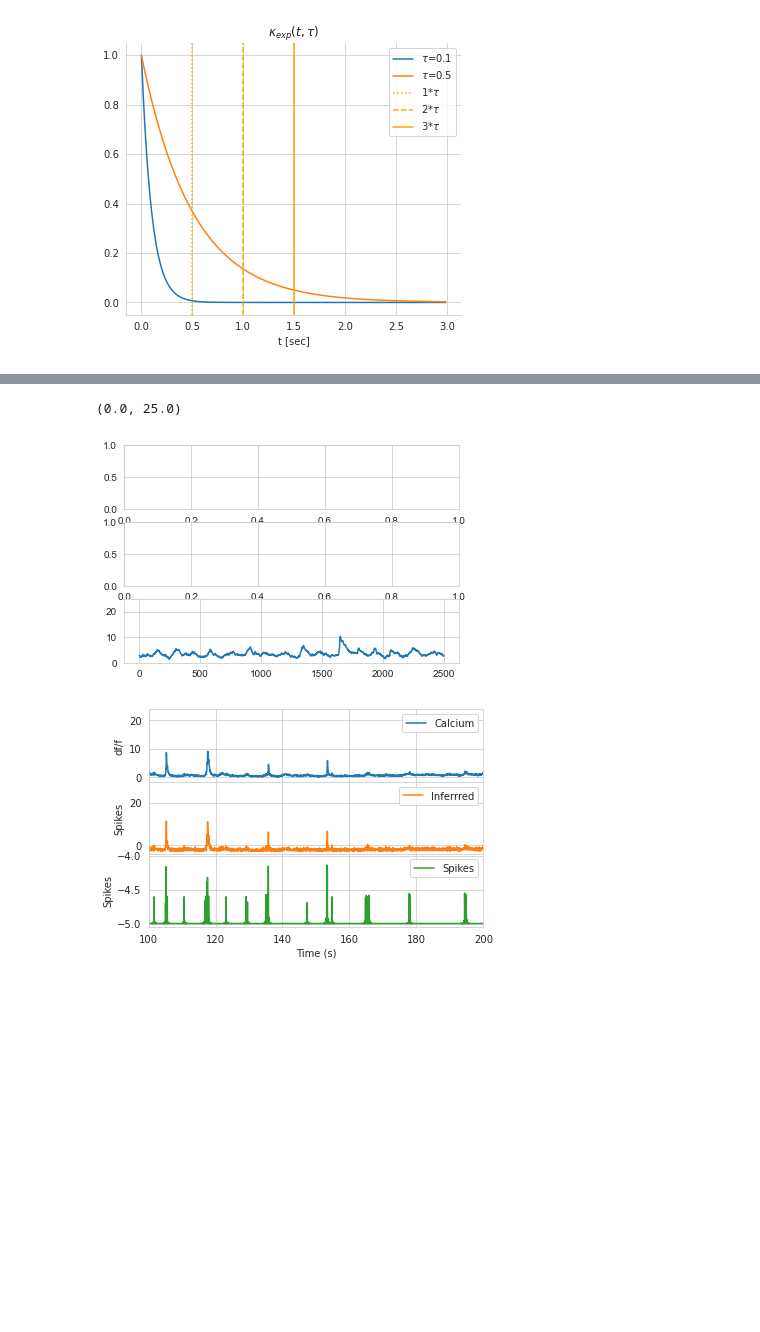
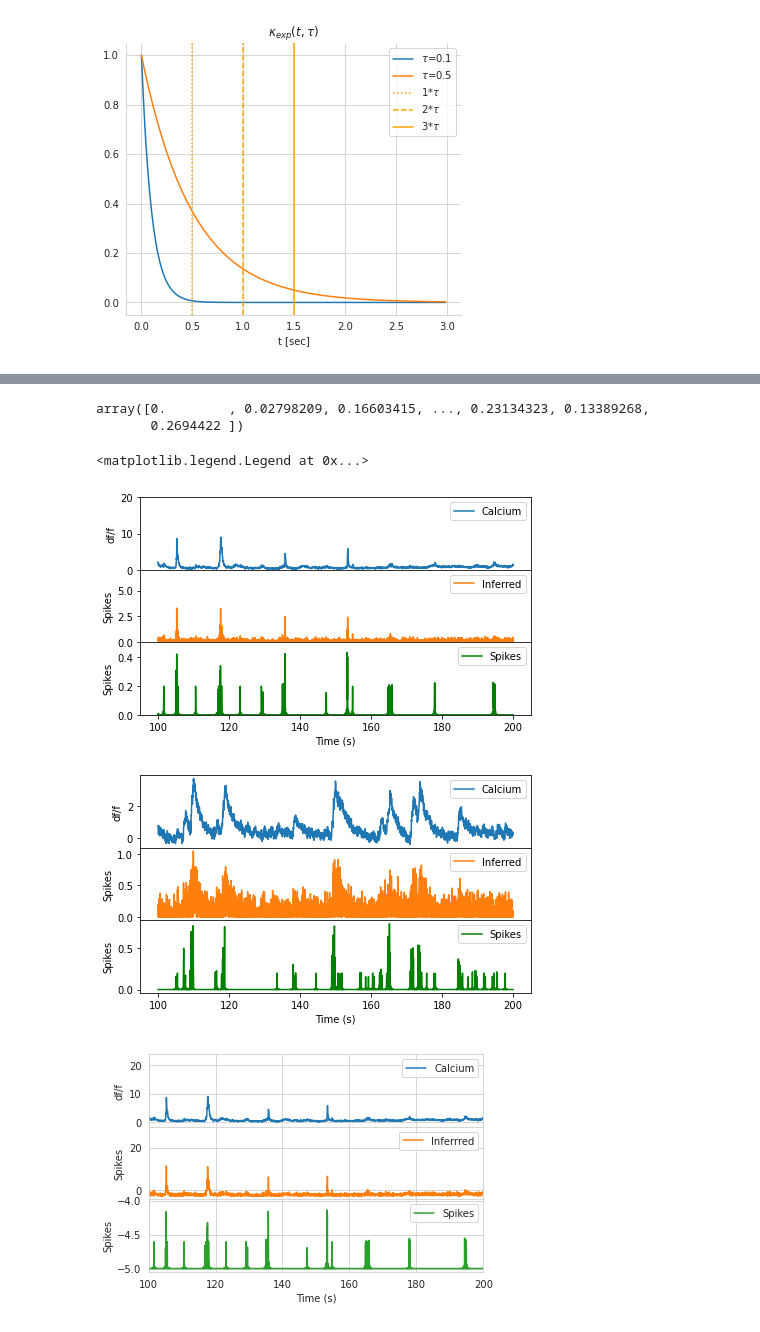
Before and after one commit to mdittschar/NDS, a Jupyter notebook: CodingLab4.ipynb, the cells around one changed output, grey strips where cells are left out. Saved outputs shown, nothing was run; the diff lists cells and outputs as text; code cells hidden in the pictures; blank space fills up the shorter version.

Commit message:
A4 simple deconvolution

```diff
--- a/CodingLab4.ipynb
+++ b/CodingLab4.ipynb
@@ -148,7 +150,7 @@ It is clear from the above plots that the calcium events happen in relationship
 *Grading: 3 pts*
 # %%
 def deconv_ca(ca, tau, dt):
-    '''Compute the BIC for a fitted Mixture of Gaussian model
+    '''Deconvolute a calcium signal with the decay kernel
 
     Parameters
     ----------
@@ -168,14 +170,21 @@ def deconv_ca(ca, tau, dt):
     sp_hat: np.array
     '''
 
-    # insert your code here
+    time = np.arange(start=0,stop=3, step=.05)
+    kernel5 = math.e**(-time/tau)
+
+    #filtparams = filtparams = butter(N=5, Wn = 4.5, fs= 1/dt, btype="lowpass")
+    #ca_low = filtfilt(*filtparams,ca)
+
+    sp_hat,_ = signal.deconvolve(ca, kernel5)
+    sp_hat = np.clip(sp_hat, 0, None)
+
+
 
     # --------------------------------------------
     # apply devonvolution to calcium signal (1 pt)
     # --------------------------------------------
 
-
-
     return sp_hat
 # %%
 plt.figure(figsize=(6,5))
@@ -227,10 +220,61 @@ plt.plot(np.convolve(ogb_calcium[5], kernel5))
-# %%
-plt.subplots(3,1)
-plt.plot((np.convolve(ogb_calcium['4'], kernel5)*0.5)[2500:5000])
-plt.ylim(0,25)
-# %% [output]
-(0.0, 25.0)
-[figure, removed]
+# %%
+ogb_conv = deconv_ca(ogb_calcium[4], kernel5, .04)
+gcamp_conv = deconv_ca(gcamp_calcium[5], kernel5, .04)
+# %%
+ogb_conv
+# %% [output]
+array([0.        , 0.02798209, 0.16603415, ..., 0.23134323, 0.13389268,
+       0.2694422 ])
+# %%
+fig = plt.figure(figsize=(7,4))
+
+time = np.arange(100,200, .04)
+gs = fig.add_gridspec(3,1,hspace=0)
+ax0 = fig.add_subplot(gs[0, 0])
+ax0.plot(time,gcamp_calcium[5][2500:5000], label="Calcium")
+ax0.set_ylabel("df/f")
+ax0.set_ylim(0,20)
+
+ax1 = fig.add_subplot(gs[1, 0])
+ax1.plot(time,gcamp_conv[2500:5000], color='#ff7f0e', label="Inferred")
+ax1.set_ylabel("Spikes")
+ax1.set_ylim(0,7)
+
+ax2 = fig.add_subplot(gs[2, 0])
+ax2.plot(time,gcamp_spikes[5][2500:5000], color="green", label="Spikes")
+ax2.set_ylabel("Spikes")
+ax2.set_ylim(0,.5)
+
+ax2.set_xlabel("Time (s)")
+ax0.legend()
+ax1.legend()
+ax2.legend()
+
+fig = plt.figure(figsize=(7,4))
+
+gs = fig.add_gridspec(3,1,hspace=0)
+
+ax0 = fig.add_subplot(gs[0, 0])
+ax0.plot(time,ogb_calcium[4][2500:5000], label="Calcium")
+ax0.set_ylabel("df/f")
+
+ax1 = fig.add_subplot(gs[1, 0])
+ax1.plot(time,ogb_conv[2500:5000], color='#ff7f0e', label="Inferred")
+ax1.set_ylabel("Spikes")
+
+ax2 = fig.add_subplot(gs[2, 0])
+ax2.plot(time,ogb_spikes[4][2500:5000], color="green", label="Spikes")
+ax2.set_ylabel("Spikes")
+
+ax2.set_xlabel("Time (s)")
+
+ax0.legend()
+ax1.legend()
+ax2.legend()
+# %% [output]
+<matplotlib.legend.Legend at 0x...>
+[figure, added]
+[figure, added]
 # %%
 fig = plt.figure(figsize=(6,4))
 
```
Also changed, not shown: parts of 10 cells of this notebook.
